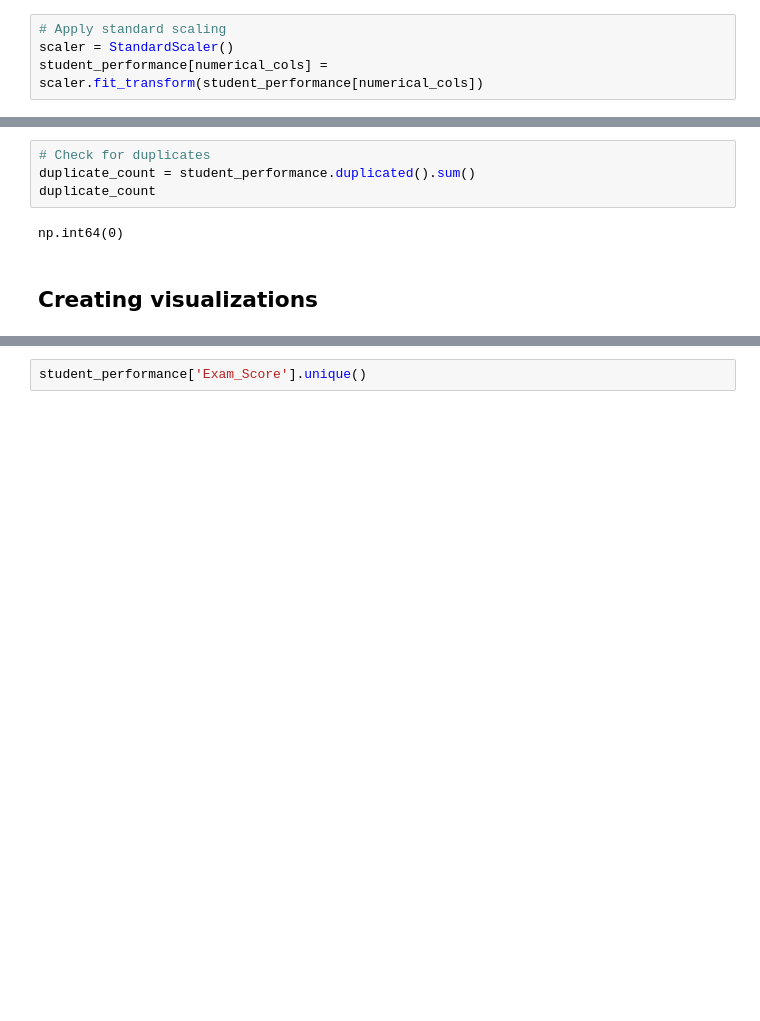
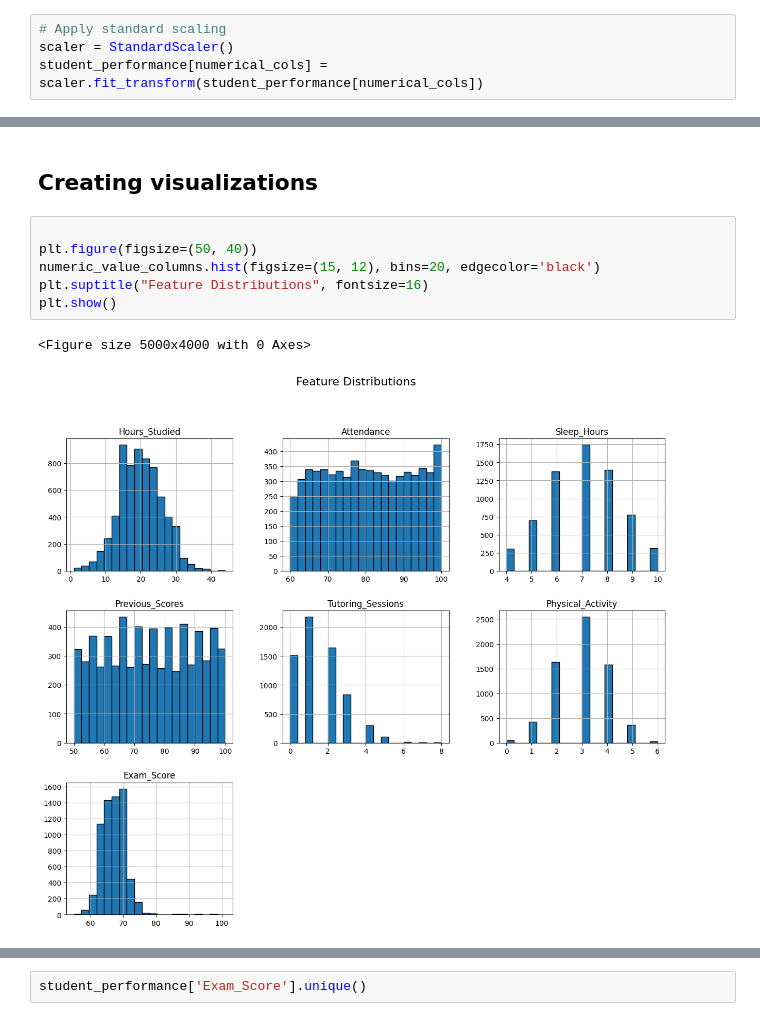
Before and after one commit to lucaskojo02/Students_Performance_Data_Analysis, a Jupyter notebook: Untitled17.ipynb, the cells around one changed output, grey strips where cells are left out. Cells and saved outputs as stored; diff of their text form; blank space fills up the shorter version.

```diff
--- a/Untitled17.ipynb
+++ b/Untitled17.ipynb
@@ -178,11 +194,14 @@ student_performance.head()
 | 2 | 0.671882 | 1.560853 | 0.901062 | 0.913804 | 0.823259 | ... |
 | 3 | 1.506587 | 0.781403 | -0.254249 | 0.913804 | 0.823259 | ... |
 | 4 | -0.162822 | 1.041220 | 0.901062 | 0.913804 | 0.823259 | ... |
-# %%
-# Check for duplicates
-duplicate_count = student_performance.duplicated().sum()
-duplicate_count
-# %% [output]
-np.int64(0)
 # %% [markdown]
 ## Creating visualizations
+# %%
+
+plt.figure(figsize=(50, 40))
+numeric_value_columns.hist(figsize=(15, 12), bins=20, edgecolor='black')
+plt.suptitle("Feature Distributions", fontsize=16)
+plt.show()
+# %% [output]
+<Figure size 5000x4000 with 0 Axes>
+[figure, added]
```
Also changed, not shown: parts of 28 cells of this notebook.
